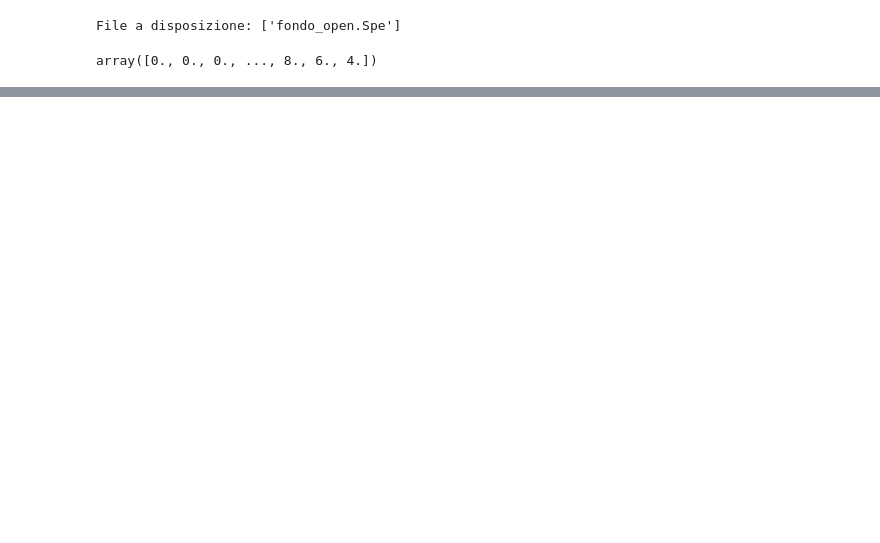
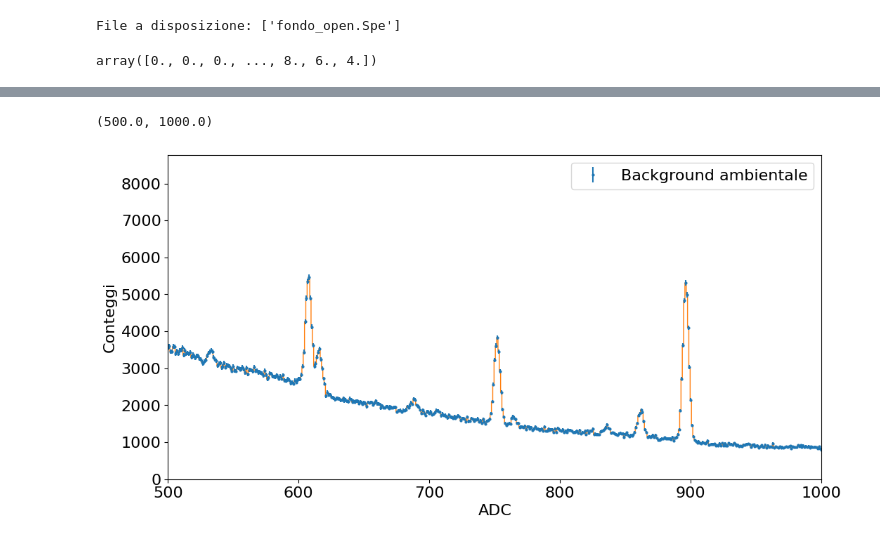
Before and after one commit to cerasole/EnvironmentalRadioactivity, a Jupyter notebook: Notebooks/SpectralFitHPGe.ipynb, the cells around one changed output, grey strips where cells are left out. Drawn from its saved outputs; the diff is of its cells as text; code cells hidden in the pictures; blank space fills up the shorter version.

```diff
--- a/Notebooks/SpectralFitHPGe.ipynb
+++ b/Notebooks/SpectralFitHPGe.ipynb
@@ -71,8 +82,12 @@ ax.legend()
 # %%
 fig, ax = plt.subplots(figsize = (12, 6))
 ax.errorbar(x = data.adc, y = data.counts, yerr = data.counts_err, ls = "None", marker = "o", ms = 2, label = "Background ambientale")
 ax.stairs(data.counts, data.bin_edges)
-ax.set_yscale("log")
+#ax.set_yscale("log")
 ax.set_xlabel("ADC")
-ax.set_ylabel("Conteggi al secondo [Hz]")
+ax.set_ylabel("Conteggi")
 ax.legend()
+ax.set_xlim(500, 1000)
+# %% [output]
+(500.0, 1000.0)
+[figure, added]
```
Also changed, not shown: parts of 7 cells of this notebook.
